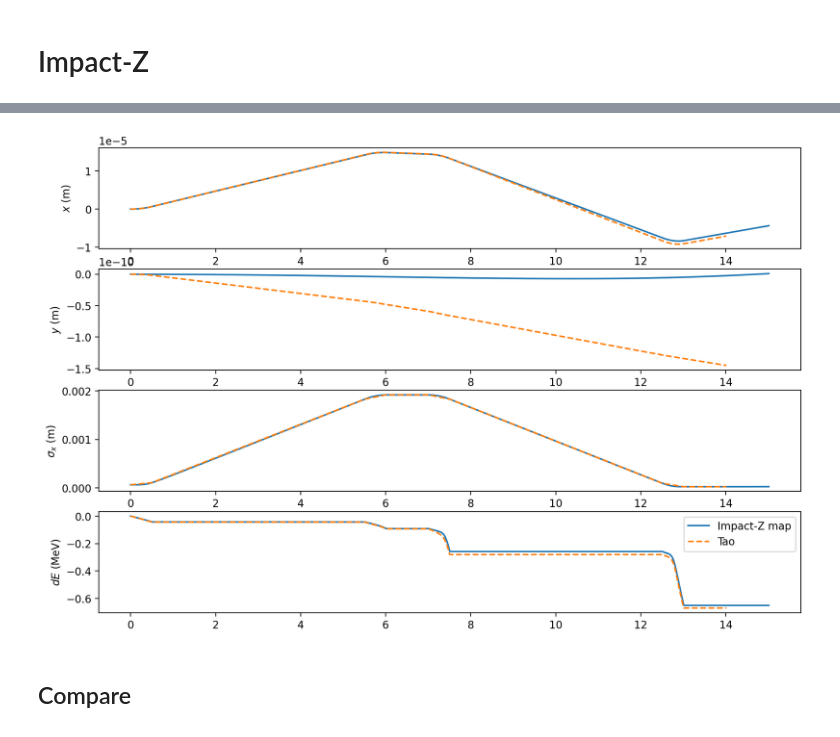
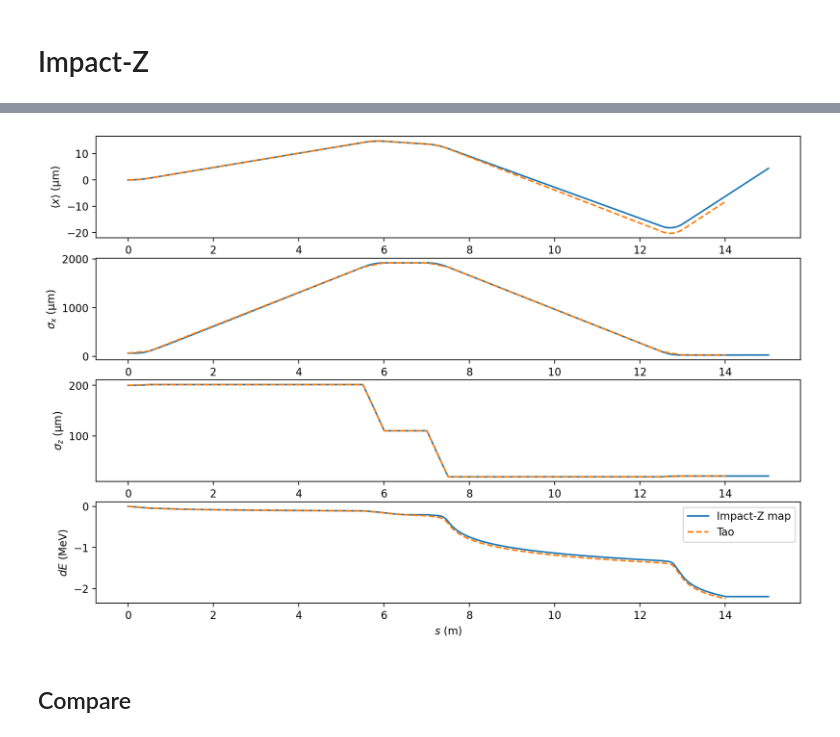
Before and after one commit to ChristopherMayes/lume-impact, a Jupyter notebook: docs/examples/z/elements/csr-zeuthen.ipynb, the cells around one changed output, grey strips where cells are left out. Drawn from its saved outputs; the diff is of its cells as text; code cells hidden in the pictures.

```diff
--- a/docs/examples/z/elements/csr-zeuthen.ipynb
+++ b/docs/examples/z/elements/csr-zeuthen.ipynb
@@ -27,7 +27,9 @@ NZ = 128
 N_PARTICLE = 10_000
 DS_STEP = .01
 
-DRIFT_CSR_ON = False
+DRIFT_CSR_ON = True
+
+CHIRP = -36 # 1/m
 # %%
 # Gaussian
 def set_gaussian(tao,
@@ -115,7 +84,10 @@ else:
     tao.cmd('set ele sbend::* csr_method = 1_dim')
 # %%
 %%time
-P1 = track_tao(tao, P0)
+tao.cmd("set global track_type = beam; set global track_type = single")
+
+P0 = get_particles(tao, 'beginning')
+P1 = get_particles(tao, 'end')
 
 P1.plot('delta_t', 'energy'), P1['sigma_t'] * c * 1e6
 # %% [output]
@@ -178,52 +145,56 @@ x = stats.mean_x
 y = stats.mean_y
 sigma_x = I.output.stats.sigma_x
 sigma_y = I.output.stats.sigma_y
+sigma_z = I.output.stats.sigma_z
 energy = stats.mean_energy
 
 ix_eles = tao.lat_list(f'{TRACK_START}:{TRACK_END}', 'ele.ix_ele')
 
 bparams = pd.DataFrame(list(map(tao.bunch_params, ix_eles)))
 
 
 x_tao = tao.bunch_comb("x")
 y_tao = tao.bunch_comb("y")
 sigma_x_tao = tao.bunch_comb("x.sigma")
 sigma_y_tao = tao.bunch_comb("y.sigma")
+sigma_z_tao = tao.bunch_comb("z.sigma")
 p_tao = (1 + tao.bunch_comb("pz")) * tao.bunch_comb("p0c")
 energy_tao = np.hypot(p_tao, mc2)
 s_tao = tao.bunch_comb("s")
 s_tao = s_tao - s_tao[0]
 
 
 s_tao2 = bparams.s - bparams.s[0]
 sigma_x_tao2 = np.sqrt(bparams.sigma_11)
 sigma_y_tao2 = np.sqrt(bparams.sigma_33)
+sigma_z_tao2 = np.sqrt(bparams.sigma_55)
 
 fig, (ax0, ax1, ax2, ax3) = plt.subplots(4, figsize=(12, 8))
 
-ax0.plot(z, x, label="Impact-Z")
-ax0.plot(s_tao, x_tao, "--", label="Tao")
-ax0.set_ylabel(r"$x$ (m)")
+ax0.plot(z, x*1e6, label="Impact-Z")
+ax0.plot(s_tao, x_tao*1e6, "--", label="Tao")
+ax0.set_ylabel(r"$\left<x\right>$ (µm)")
 
-ax1.plot(z, y, label="Impact-Z")
-ax1.plot(s_tao, y_tao, "--", label="Tao")
-ax1.set_ylabel(r"$y$ (m)")
+ax1.plot(z, sigma_x*1e6, label="Impact-Z")
+#ax1.plot(s_tao, sigma_x_tao, "--", label="Tao")
+ax1.plot(s_tao2, sigma_x_tao2*1e6, "--", label="Tao")
+ax1.set_ylabel(r"$\sigma_x$ (µm)")
+#ax1.set_yscale('log')
 
-ax2.plot(z, sigma_x, label="Impact-Z")
-#ax2.plot(s_tao, sigma_x_tao, "--", label="Tao")
-ax2.plot(s_tao2, sigma_x_tao2, "--", label="Tao")
-ax2.set_ylabel(r"$\sigma_x$ (m)")
-#ax2.set_yscale('log')
+#
+ax2.plot(z, sigma_z*1e6, label="Impact-Z")
+ax2.plot(s_tao2, sigma_z_tao2*1e6, "--", label="Tao")
+ax2.set_ylabel(r"$\sigma_z$ (µm)")
 
 ax3.plot(z, (energy - energy[0]) / 1e6, label="Impact-Z map")
 ax3.plot(s_tao, (energy_tao - energy_tao[0]) / 1e6, "--", label="Tao")
 ax3.set_ylabel(r"$dE$ (MeV)")
 
-ax1.set_xlabel(r"$s$ (m)")
+ax3.set_xlabel(r"$s$ (m)")
 
 plt.legend();
 # %% [output]
-[figure, old version]
+[figure, new version]
 # %% [markdown]
 ## Compare
 # %%
```
Also changed, not shown: parts of 14 cells of this notebook.
